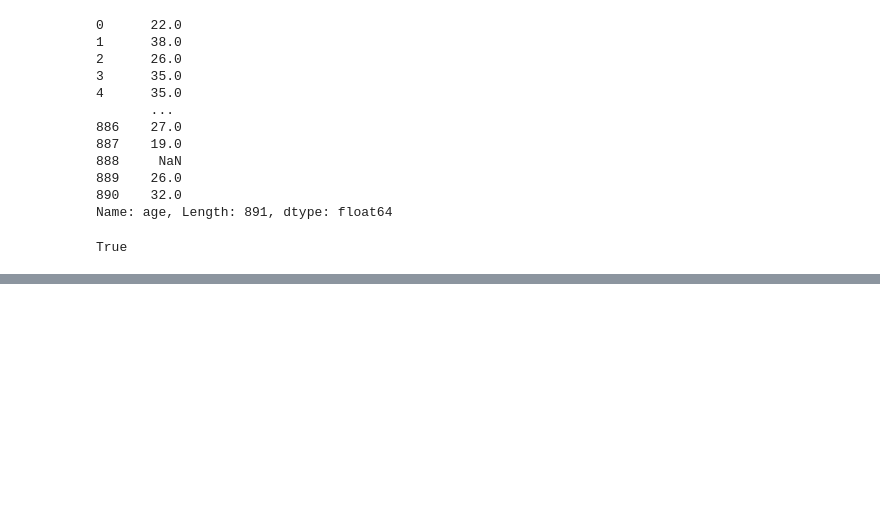
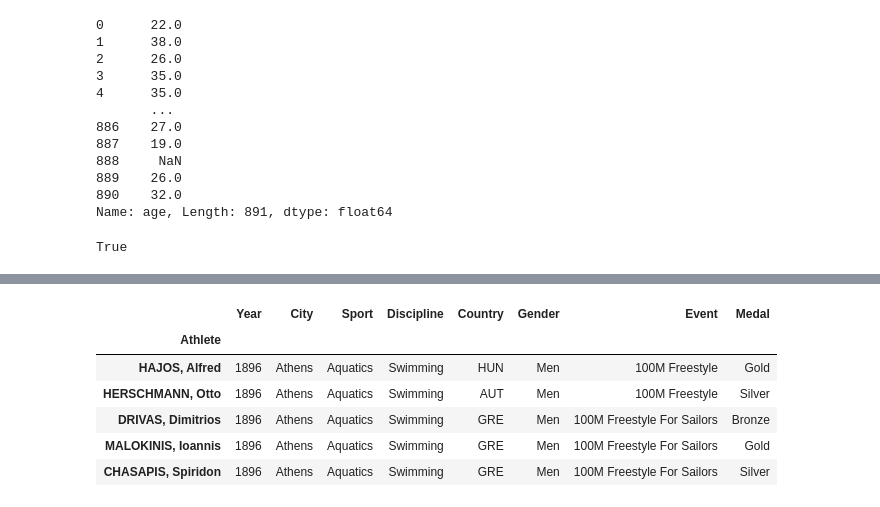
Before and after one commit to Jamal811/Data-Science, a Jupyter notebook: Data-Scince-Projectbase/12-Projects-Data Science course/pandas_Materials/Pandas_1.ipynb, the cells around one changed output, grey strips where cells are left out. Cells and saved outputs as stored; diff of their text form; code cells hidden in the pictures; blank space fills up the shorter version.

```diff
--- a/Data-Scince-Projectbase/12-Projects-Data Science course/pandas_Materials/Pandas_1.ipynb
+++ b/Data-Scince-Projectbase/12-Projects-Data Science course/pandas_Materials/Pandas_1.ipynb
@@ -368,0 +475,10 @@ True
+# %%
+summer.iloc[:5] # worksa same as above
+# %% [output]
+|  | Year | City | Sport | Discipline | Country | Gender | Event | Medal |
+| Athlete |  |  |  |  |  |  |  |  |
+| HAJOS, Alfred | 1896 | Athens | Aquatics | Swimming | HUN | Men | 100M Freestyle | Gold |
+| HERSCHMANN, Otto | 1896 | Athens | Aquatics | Swimming | AUT | Men | 100M Freestyle | Silver |
+| DRIVAS, Dimitrios | 1896 | Athens | Aquatics | Swimming | GRE | Men | 100M Freestyle For Sailors | Bronze |
+| MALOKINIS, Ioannis | 1896 | Athens | Aquatics | Swimming | GRE | Men | 100M Freestyle For Sailors | Gold |
+| CHASAPIS, Spiridon | 1896 | Athens | Aquatics | Swimming | GRE | Men | 100M Freestyle For Sailors | Silver |
```
Also changed, not shown: parts of 14 cells of this notebook.
